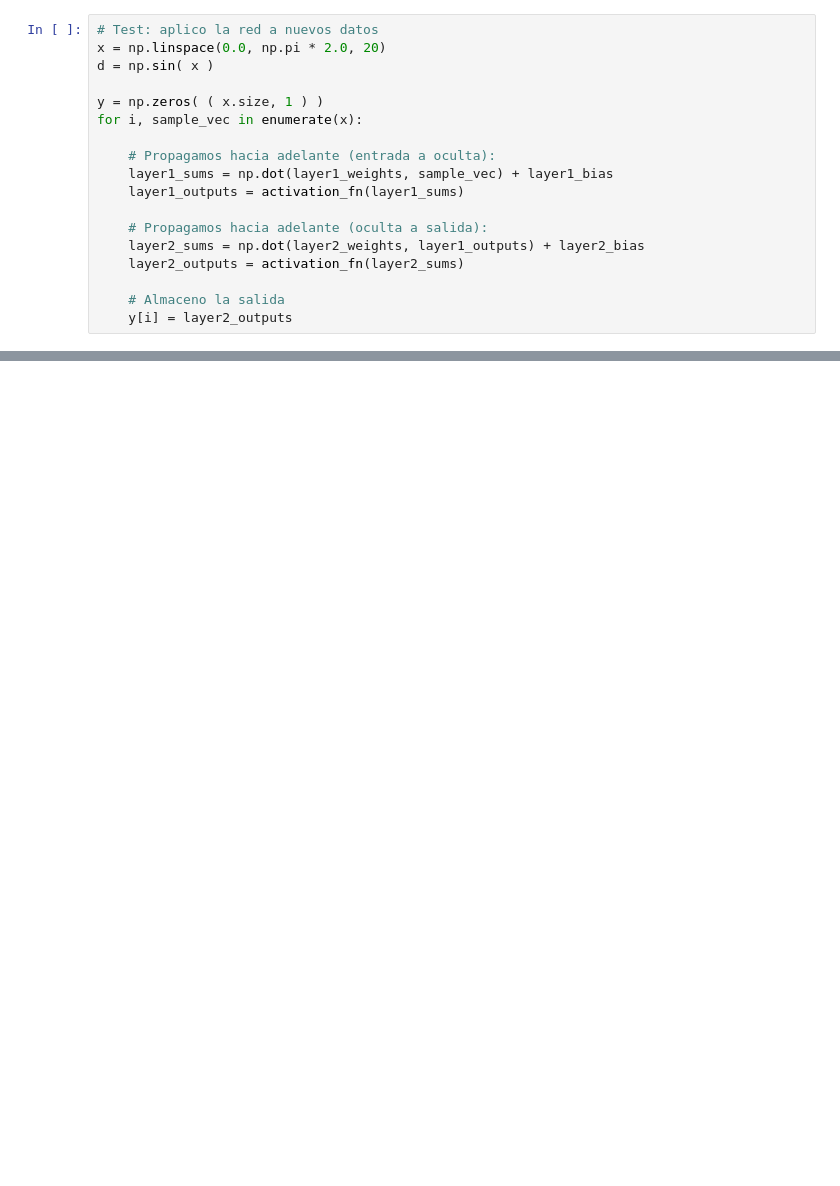
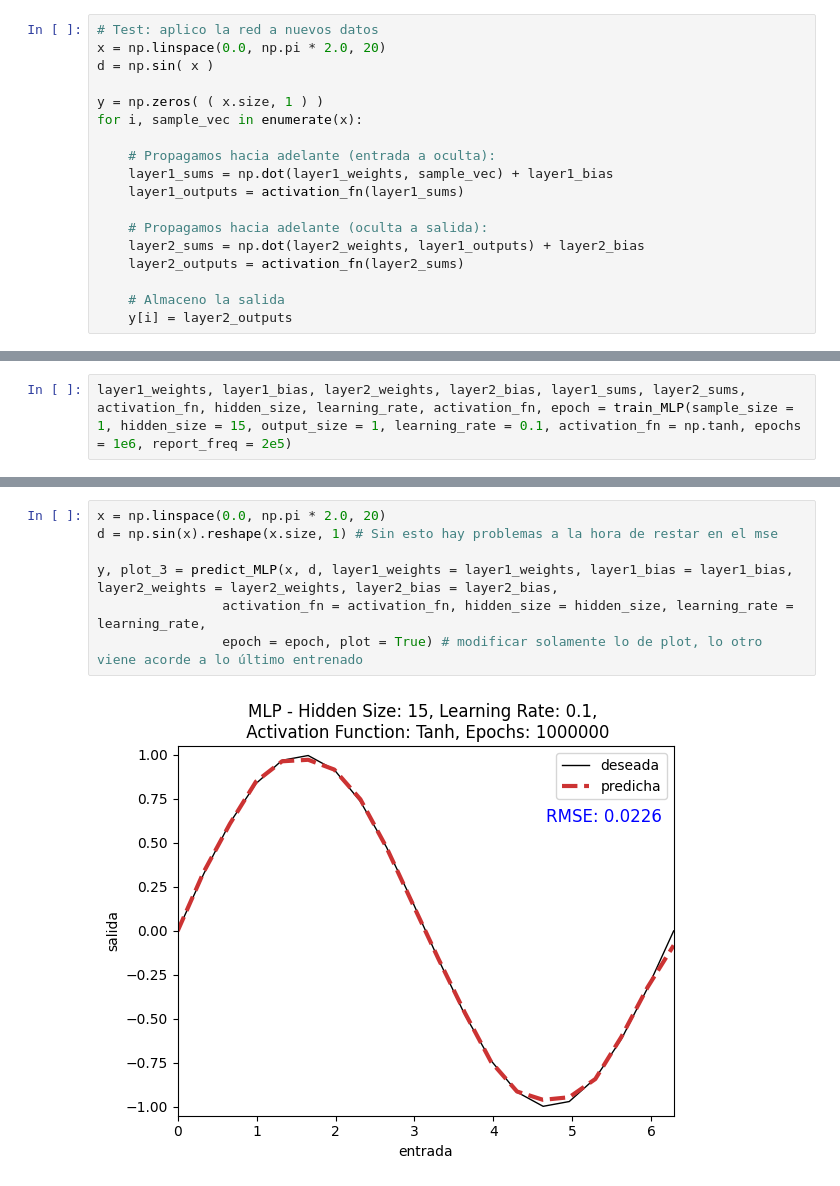
Before and after one commit to jemarle/AMI, a Jupyter notebook: Tema1.3_MLP_Kernel/Tareas/TrainingMLP_Jesus_Miguel.ipynb, the cells around one changed output, grey strips where cells are left out. Saved outputs shown, nothing was run; the diff lists cells and outputs as text; blank space fills up the shorter version.

```diff
--- a/Tema1.3_MLP_Kernel/Tareas/TrainingMLP_Jesus_Miguel.ipynb
+++ b/Tema1.3_MLP_Kernel/Tareas/TrainingMLP_Jesus_Miguel.ipynb
@@ -192,0 +358,2 @@ plt.legend(loc="upper right")
+# %%
+layer1_weights, layer1_bias, layer2_weights, layer2_bias, layer1_sums, layer2_sums, activation_fn, hidden_size, learning_rate, activation_fn, epoch = train_MLP(sample_size = 1, hidden_size = 15, output_size = 1, learning_rate = 0.1, activation_fn = np.tanh, epochs = 1e6, report_freq = 2e5)
@@ -192,0 +373,9 @@ plt.legend(loc="upper right")
+# %%
+x = np.linspace(0.0, np.pi * 2.0, 20)
+d = np.sin(x).reshape(x.size, 1) # Sin esto hay problemas a la hora de restar en el mse
+
+y, plot_3 = predict_MLP(x, d, layer1_weights = layer1_weights, layer1_bias = layer1_bias, layer2_weights = layer2_weights, layer2_bias = layer2_bias,
+                activation_fn = activation_fn, hidden_size = hidden_size, learning_rate = learning_rate,
+                epoch = epoch, plot = True) # modificar solamente lo de plot, lo otro viene acorde a lo último entrenado
+# %% [output]
+[figure, added]
```
Also changed, not shown: parts of 34 cells of this notebook, 4 other files.
